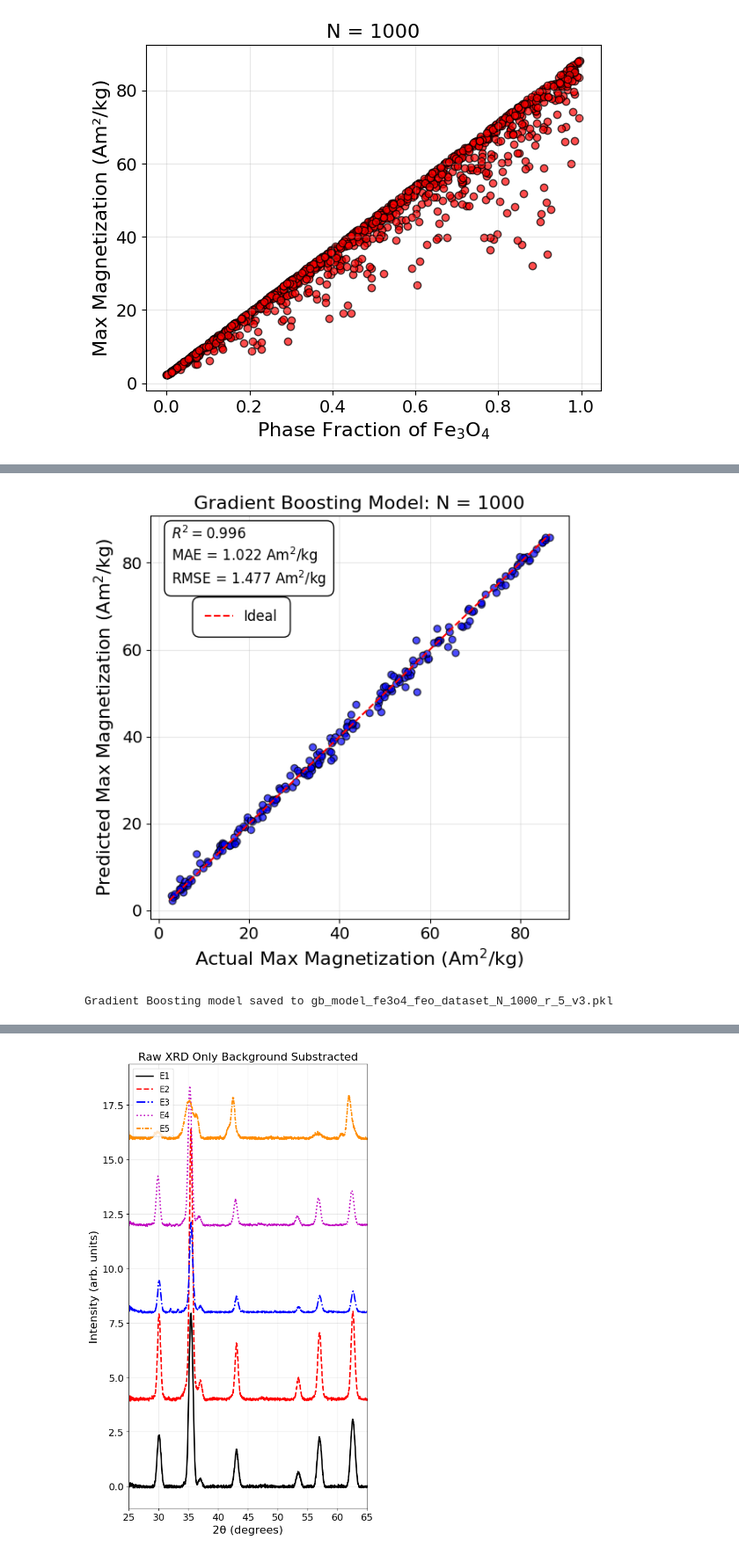
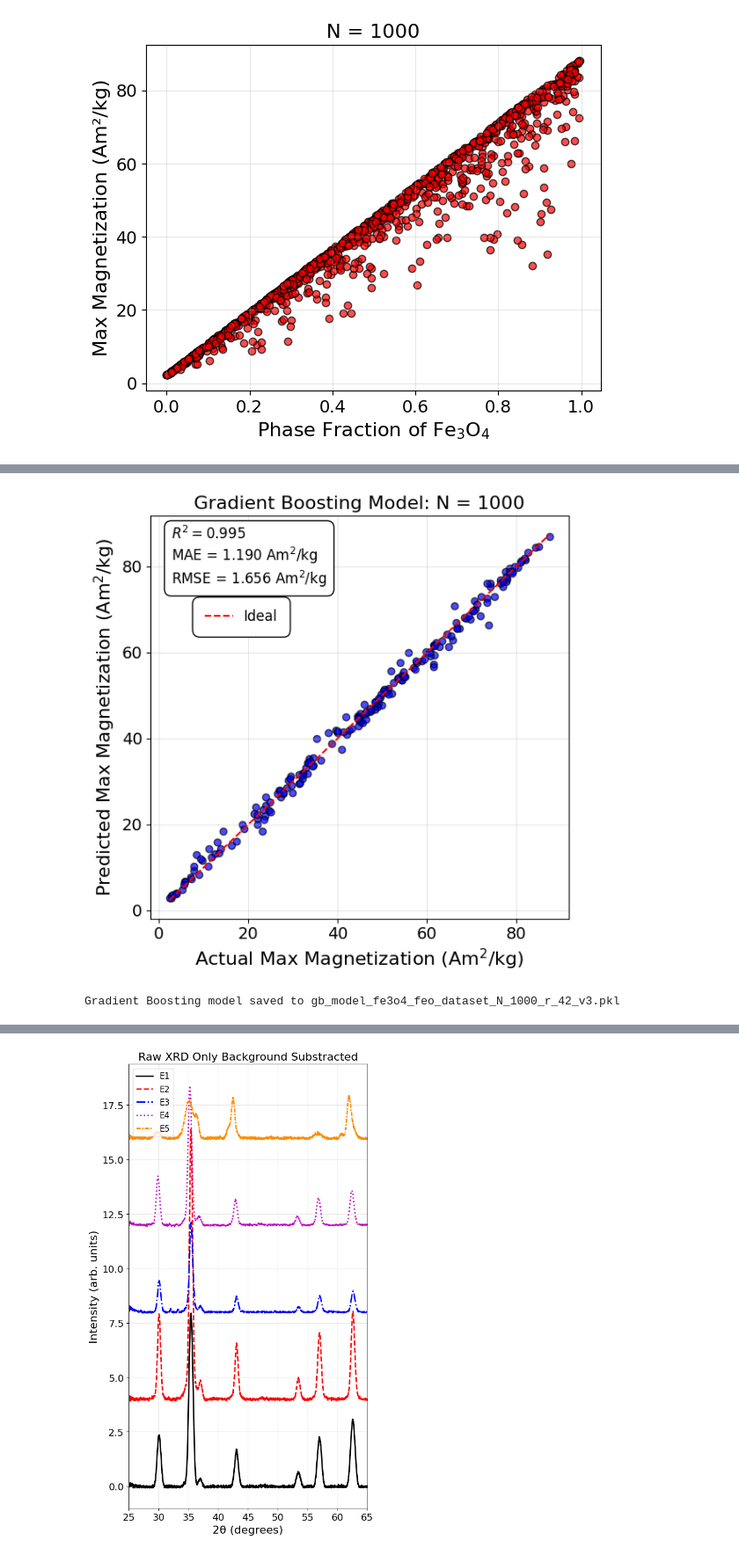
Before and after one commit to Fabel88/XRD-to-magnetization_iron_oxides, a Jupyter notebook: Fe3O4_FeO_XRD-Magnetization_RF_GB_Model_Inference_Plots_colab.ipynb, the cells around one changed output, grey strips where cells are left out. Shown at 88% size. Cells and saved outputs as stored; diff of their text form; code cells hidden in the pictures.

```diff
--- a/Fe3O4_FeO_XRD-Magnetization_RF_GB_Model_Inference_Plots_colab.ipynb
+++ b/Fe3O4_FeO_XRD-Magnetization_RF_GB_Model_Inference_Plots_colab.ipynb
@@ -488,7 +488,7 @@ from sklearn.ensemble import GradientBoostingRegressor
 from sklearn.metrics import r2_score, mean_absolute_error, mean_squared_error
 
 # Load simulated dataset
-data = np.load('fe3o4_feo_dataset_N_1000_r_5.npz')
+data = np.load('fe3o4_feo_dataset_N_1000_r_42.npz')
 X = data['xrd'] # shape (N, n_xrd)
 y = data['labels'][:, 3] # Max Magnetization
 
@@ -516,7 +516,7 @@ X_train, X_test, y_train, y_test = train_test_split(
 #    random_state=1
 #)
 
-# v3/v4 conditions
+# v3/v4/5 conditions
 gb = GradientBoostingRegressor(
     n_estimators=800,          #
     learning_rate=0.03,
@@ -525,7 +525,7 @@ gb = GradientBoostingRegressor(
     min_samples_leaf=5,
     max_features="sqrt",       # v5 0.3 v3 "sqrt"
     subsample=0.8,
-    loss="huber",              # v3"huber" or v4"squared_error"
+    loss="huber",              # v3/v5"huber" or v4"squared_error"
     alpha=0.9,                 # Huber’s quantile
     # gentle early stopping to prevent overfitting
     validation_fraction=0.1,   # uses 10% of training data as dev set
@@ -555,36 +555,36 @@ plt.ylabel('Predicted Max Magnetization (Am$^2$/kg)', fontsize=16)
 plt.xticks(fontsize=14)
 plt.yticks(fontsize=14)
 plt.title('Gradient Boosting Model: N = 1000', fontsize=16)
 
 textstr = '\n'.join((
     f'$R^2 = {r2:.3f}$',
     f'MAE = {mae:.3f} Am$^2$/kg',
     f'RMSE = {rmse:.3f} Am$^2$/kg',
 ))
 plt.text(0.05, 0.975, textstr, transform=plt.gca().transAxes,
          fontsize=12, verticalalignment='top',
          bbox=dict(boxstyle='round,pad=0.5', facecolor='white', alpha=1.0))
 
 legend = plt.legend(loc='upper left', bbox_to_anchor=(0.1, 0.8),
                     fontsize=12, frameon=True)
 frame = legend.get_frame()
 frame.set_facecolor('white')
 frame.set_edgecolor('black')
 frame.set_alpha(1.0)
 frame.set_linewidth(1.0)
 frame.set_boxstyle("round,pad=0.5")
 
 plt.grid(alpha=0.3)
 plt.tight_layout()
 plt.show()
 
 # Save the trained model
-model_path = 'gb_model_fe3o4_feo_dataset_N_1000_r_5_v3.pkl'
+model_path = 'gb_model_fe3o4_feo_dataset_N_1000_r_42_v3.pkl'
 joblib.dump(gb, model_path)
 print(f"Gradient Boosting model saved to {model_path}")
 # %% [output]
-[figure, old version]
+[figure, new version]
-Gradient Boosting model saved to gb_model_fe3o4_feo_dataset_N_1000_r_5_v3.pkl
+Gradient Boosting model saved to gb_model_fe3o4_feo_dataset_N_1000_r_42_v3.pkl
 # %%
 # Analyze the feature importance be considering the change in R^2 with permuation of 2theta values
 
```
Also changed, not shown: parts of 12 cells of this notebook.
